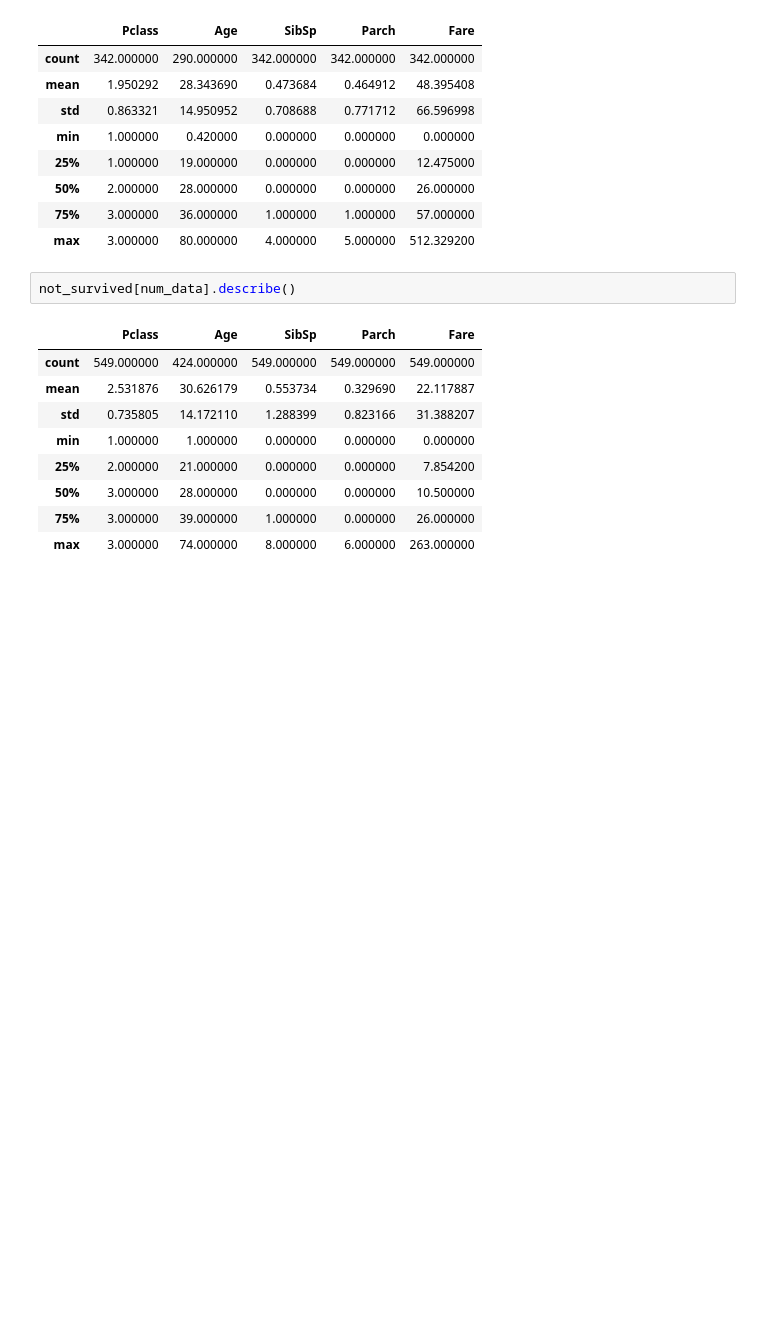
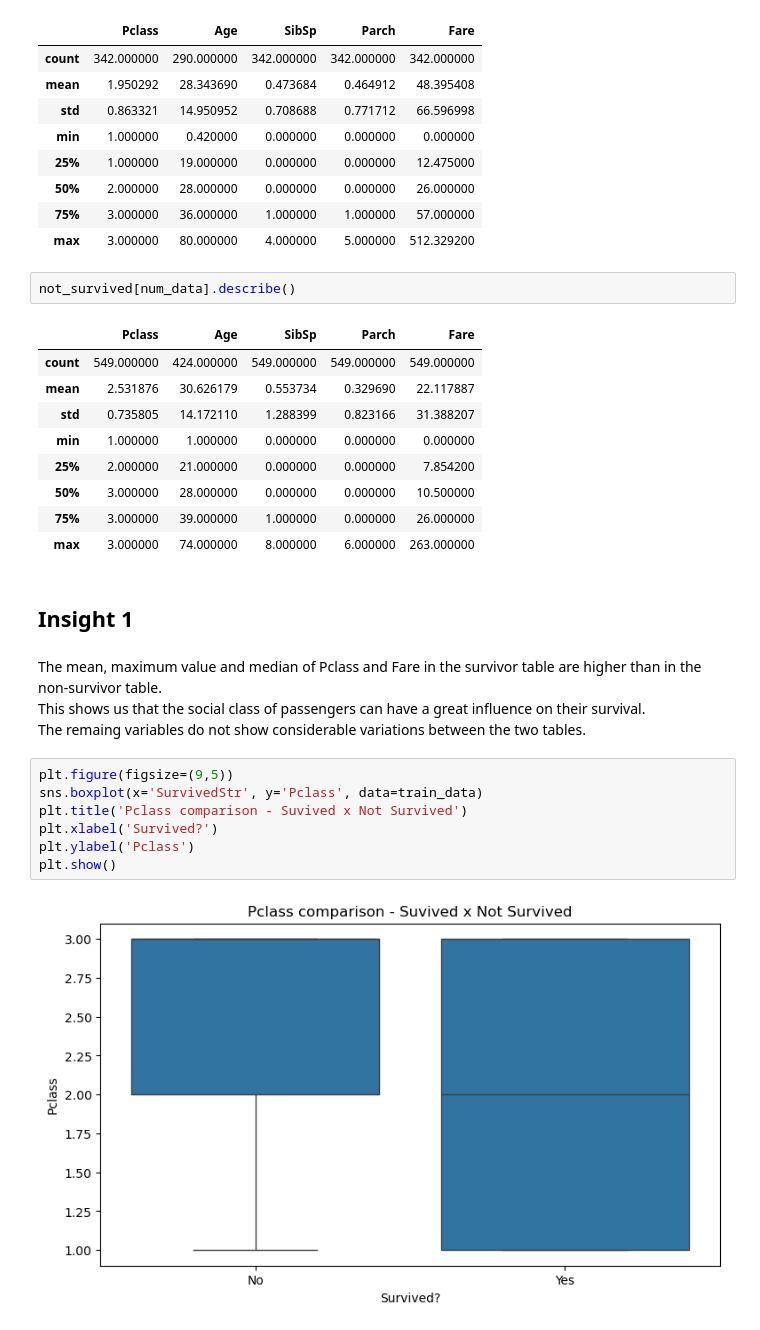
Before and after one commit to gdserafini/titanic-machine-learning, a Jupyter notebook: src/exploratory_data_analysis.ipynb, the cells around one changed output. Drawn from its saved outputs; the diff is of its cells as text; blank space fills up the shorter version.

```diff
--- a/src/exploratory_data_analysis.ipynb
+++ b/src/exploratory_data_analysis.ipynb
@@ -115,3 +118,18 @@ not_survived[num_data].describe()
 | 50% | 3.000000 | 28.000000 | 0.000000 | 0.000000 | 10.500000 |
 | 75% | 3.000000 | 39.000000 | 1.000000 | 0.000000 | 26.000000 |
 | max | 3.000000 | 74.000000 | 8.000000 | 6.000000 | 263.000000 |
+# %% [markdown]
+## Insight 1
+# %% [markdown]
+The mean, maximum value and median of Pclass and Fare in the survivor table are higher than in the non-survivor table. <br>
+This shows us that the social class of passengers can have a great influence on their survival. <br>
+The remaing variables do not show considerable variations between the two tables.
+# %%
+plt.figure(figsize=(9,5))
+sns.boxplot(x='SurvivedStr', y='Pclass', data=train_data)
+plt.title('Pclass comparison - Suvived x Not Survived')
+plt.xlabel('Survived?')
+plt.ylabel('Pclass')
+plt.show()
+# %% [output]
+[figure, added]
```
Also changed, not shown: parts of 3 cells of this notebook.
